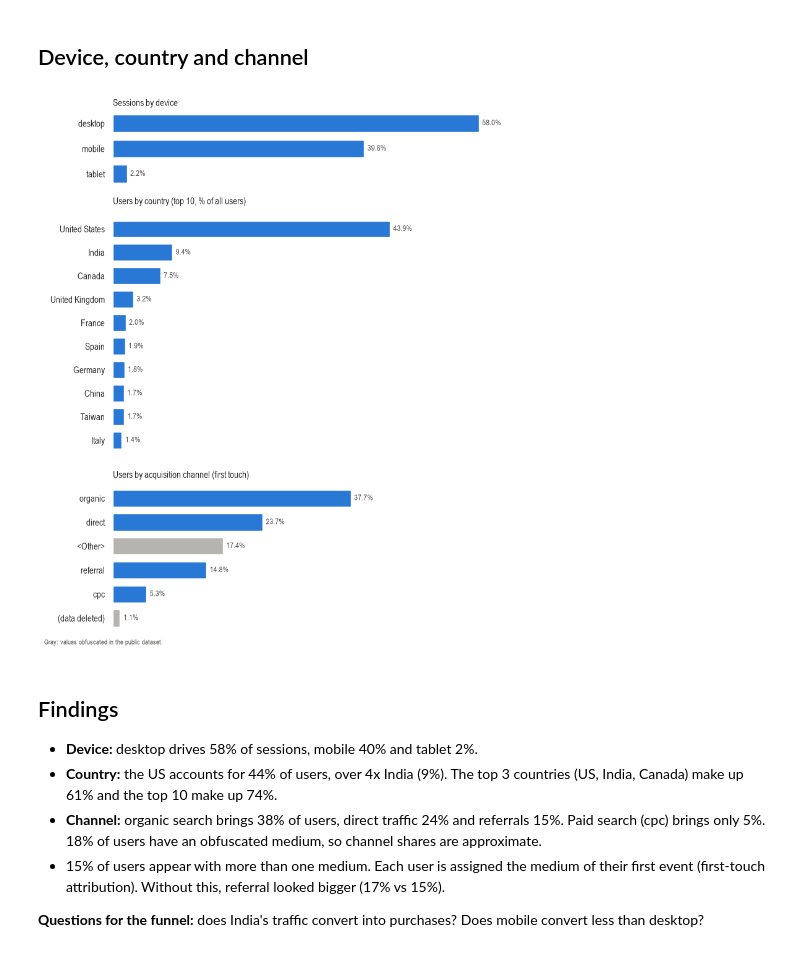
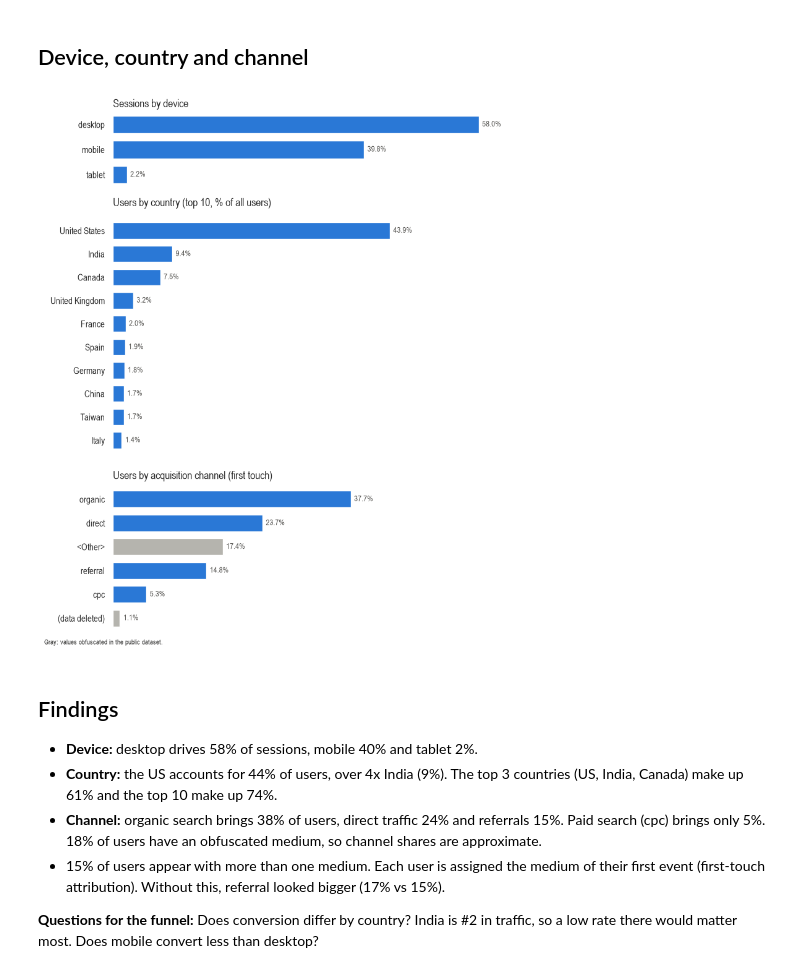
Before and after one commit to gabolope/product-analytics-sql-ab-testing, a Jupyter notebook: notebooks/01_funnel_cohorts.ipynb, the cells around one changed output. Saved outputs shown, nothing was run; the diff lists cells and outputs as text; code cells hidden in the pictures.

Commit message:
Visual changes

```diff
--- a/notebooks/01_funnel_cohorts.ipynb
+++ b/notebooks/01_funnel_cohorts.ipynb
@@ -92,36 +92,36 @@ channel["channel"] = channel["channel"].replace({"(none)": "direct"})
 BLUE = "#2a78d6"
 GRAY = "#b5b4ae"  # obfuscated values, not real channels
 OBFUSCATED = ["<Other>", "(data deleted)"]
 
 panels = [
     (device, "device", "pct_sessions", "Sessions by device"),
     (country, "country", "pct_users", "Users by country (top 10, % of all users)"),
     (channel, "channel", "pct_users", "Users by acquisition channel (first touch)"),
 ]
 
 # Height proportional to the number of bars, so all bars have the same thickness
 fig, axes = plt.subplots(
     3, 1, figsize=(8, 9), sharex=True,
     gridspec_kw={"height_ratios": [len(d) for d, *_ in panels]},
 )
 
 for ax, (data, label, value, title) in zip(axes, panels):
     colors = [GRAY if c in OBFUSCATED else BLUE for c in data[label]]
     ax.barh(data[label], data[value], color=colors, height=0.7)
     ax.invert_yaxis()
     ax.bar_label(ax.containers[0], fmt="%.1f%%", padding=4, fontsize=9, color="#52514e")
-    ax.set_title(title, loc="left", fontsize=11)
+    ax.set_title(title, loc="left", fontsize=13)
     ax.tick_params(left=False, bottom=False, labelbottom=False)
     sns.despine(ax=ax, left=True, bottom=True)
 
 axes[0].set_xlim(0, 65)
-fig.text(0.01, 0.0, "Gray: values obfuscated in the public dataset.", fontsize=8, color="#52514e")
+fig.text(0.01, 0.0, "Gray: values obfuscated in the public dataset.", fontsize=8, color="#2c2c2b")
 fig.tight_layout()
 
 plt.savefig("../img/02_breakdowns.png", dpi=150, bbox_inches="tight")
 plt.show()
 # %% [output]
-[figure, old version]
+[figure, new version]
 # %% [markdown]
 ## Findings
 
@@ -130,4 +130,4 @@ plt.show()
 - **Channel:** organic search brings 38% of users, direct traffic 24% and referrals 15%. Paid search (cpc) brings only 5%. 18% of users have an obfuscated medium, so channel shares are approximate.
 - 15% of users appear with more than one medium. Each user is assigned the medium of their first event (first-touch attribution). Without this, referral looked bigger (17% vs 15%).
 
-**Questions for the funnel:** does India's traffic convert into purchases? Does mobile convert less than desktop?
+**Questions for the funnel:**  Does conversion differ by country? India is #2 in traffic, so a low rate there would matter most. Does mobile convert less than desktop?
```
Also changed, not shown: 1 other file.
